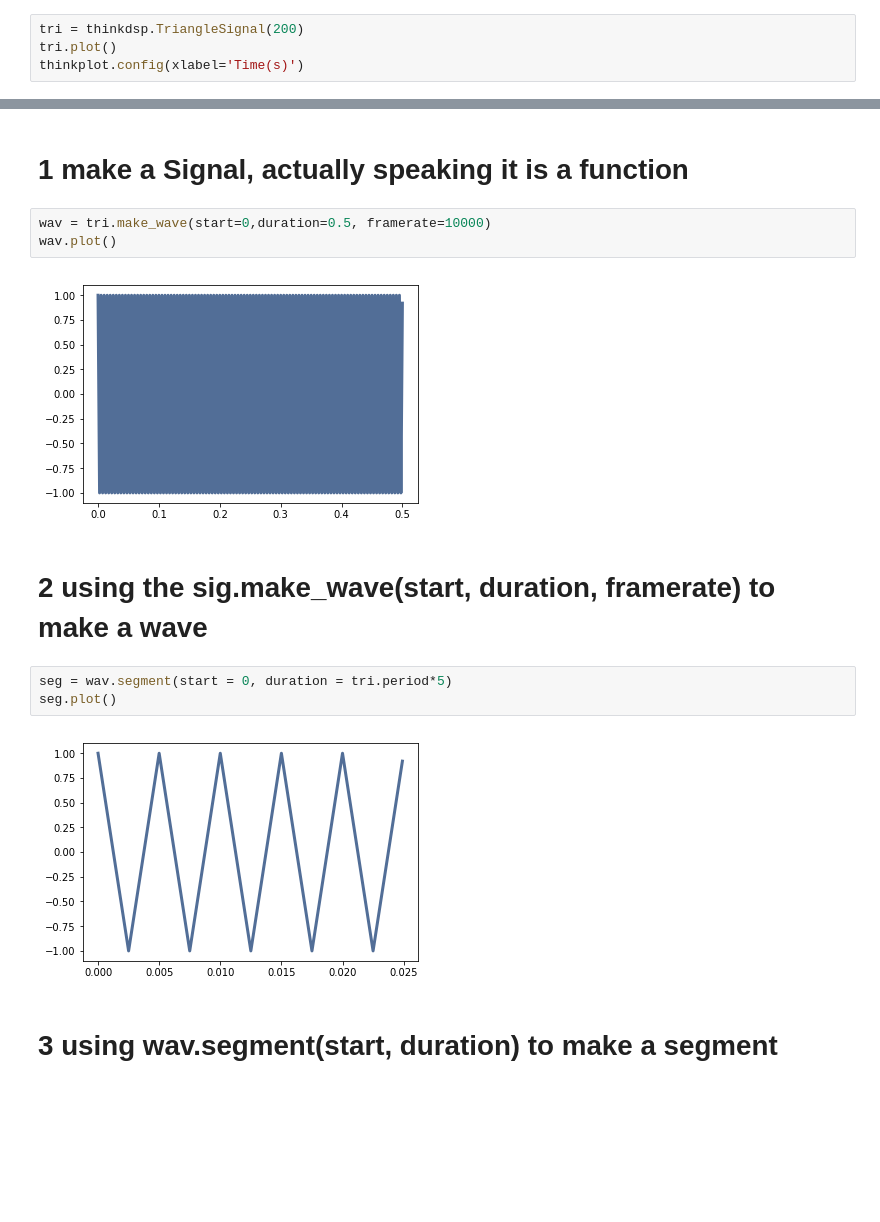
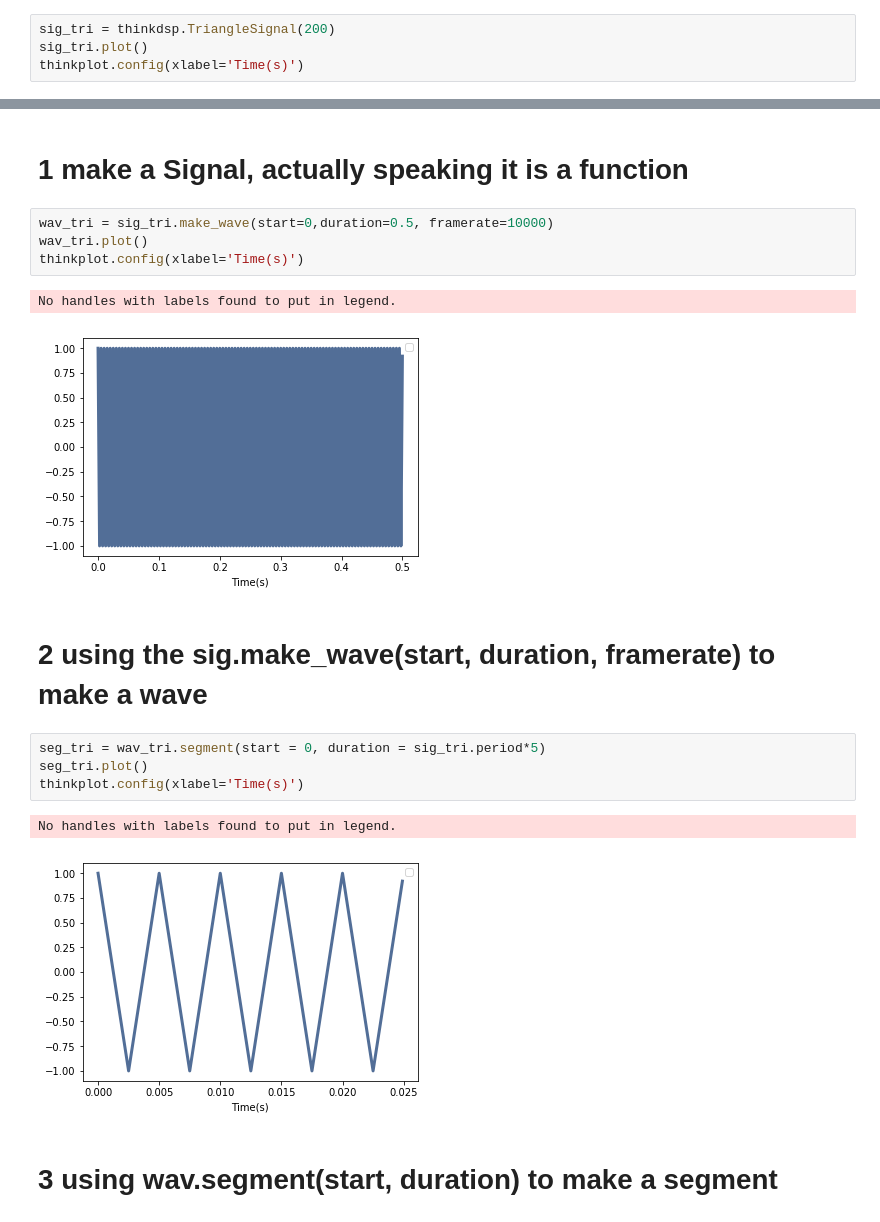
Before and after one commit to wangqiang1983/ThinkDSP, a Jupyter notebook: wangqiang1983_code/My-Chapter2.ipynb, the cells around one changed output, grey strips where cells are left out. Cells and saved outputs as stored; diff of their text form; blank space fills up the shorter version.

```diff
--- a/wangqiang1983_code/My-Chapter2.ipynb
+++ b/wangqiang1983_code/My-Chapter2.ipynb
@@ -15,8 +15,8 @@ _test the simple classes and their methods_
 
 **using your own code**
 # %%
-tri = thinkdsp.TriangleSignal(200)
-tri.plot()
+sig_tri = thinkdsp.TriangleSignal(200)
+sig_tri.plot()
 thinkplot.config(xlabel='Time(s)')
 # %% [output]
 No handles with labels found to put in legend.
@@ -24,16 +24,20 @@ No handles with labels found to put in legend.
 # %% [markdown]
 # 1 make a Signal, actually speaking it is a function
 # %%
-wav = tri.make_wave(start=0,duration=0.5, framerate=10000)
-wav.plot()
+wav_tri = sig_tri.make_wave(start=0,duration=0.5, framerate=10000)
+wav_tri.plot()
+thinkplot.config(xlabel='Time(s)')
 # %% [output]
+No handles with labels found to put in legend.
-[figure, old version]
+[figure, new version]
 # %% [markdown]
 # 2 using the sig.make_wave(start, duration, framerate) to make a wave
 # %%
-seg = wav.segment(start = 0, duration = tri.period*5)
-seg.plot()
+seg_tri = wav_tri.segment(start = 0, duration = sig_tri.period*5)
+seg_tri.plot()
+thinkplot.config(xlabel='Time(s)')
 # %% [output]
+No handles with labels found to put in legend.
-[figure, old version]
+[figure, new version]
 # %% [markdown]
 # 3 using wav.segment(start, duration) to make a segment
```
Also changed, not shown: parts of 20 cells of this notebook, 1 other file.
